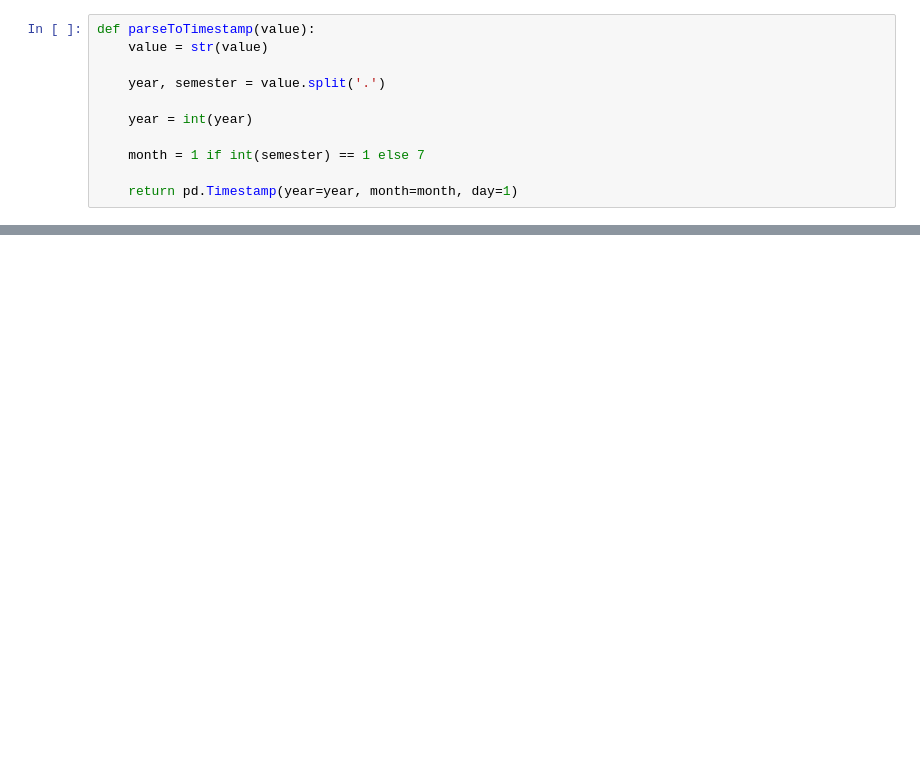
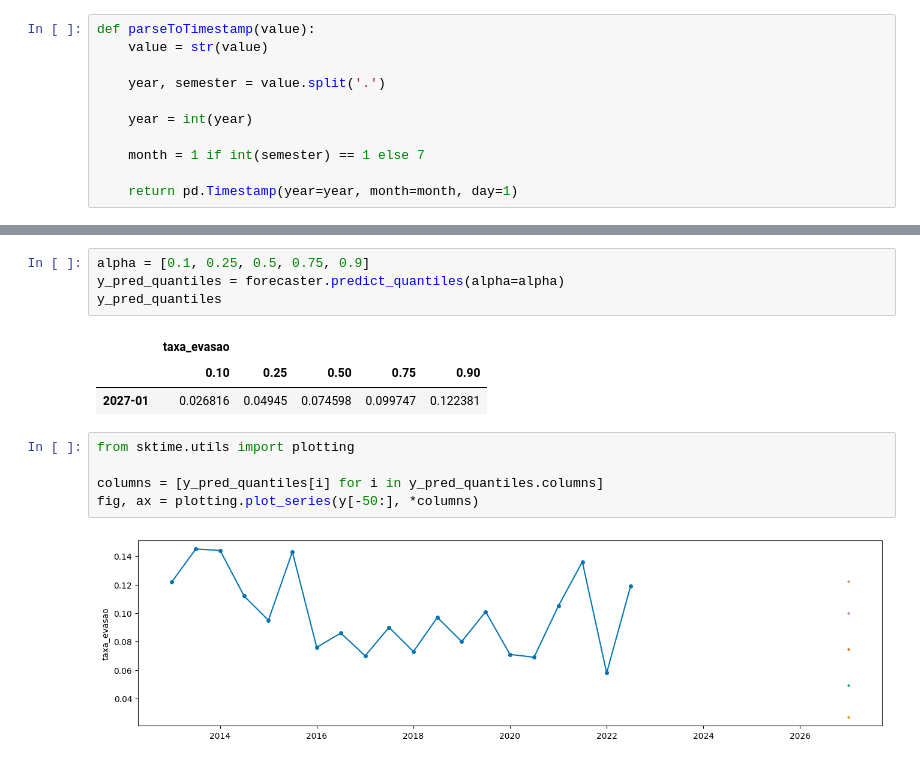
Before and after one commit to IagoLSJ/TCC, a Jupyter notebook: TCC.ipynb, the cells around one changed output, grey strips where cells are left out. Cells and saved outputs as stored; diff of their text form; blank space fills up the shorter version.

```diff
--- a/TCC.ipynb
+++ b/TCC.ipynb
@@ -73,0 +255,15 @@ plt.show()
+# %%
+alpha = [0.1, 0.25, 0.5, 0.75, 0.9]
+y_pred_quantiles = forecaster.predict_quantiles(alpha=alpha)
+y_pred_quantiles
+# %% [output]
+|  | taxa_evasao |  |  |  |  |
+|  | 0.10 | 0.25 | 0.50 | 0.75 | 0.90 |
+| 2027-01 | 0.026816 | 0.04945 | 0.074598 | 0.099747 | 0.122381 |
+# %%
+from sktime.utils import plotting
+
+columns = [y_pred_quantiles[i] for i in y_pred_quantiles.columns]
+fig, ax = plotting.plot_series(y[-50:], *columns)
+# %% [output]
+[figure, added]
```
Also changed, not shown: parts of 30 cells of this notebook.
